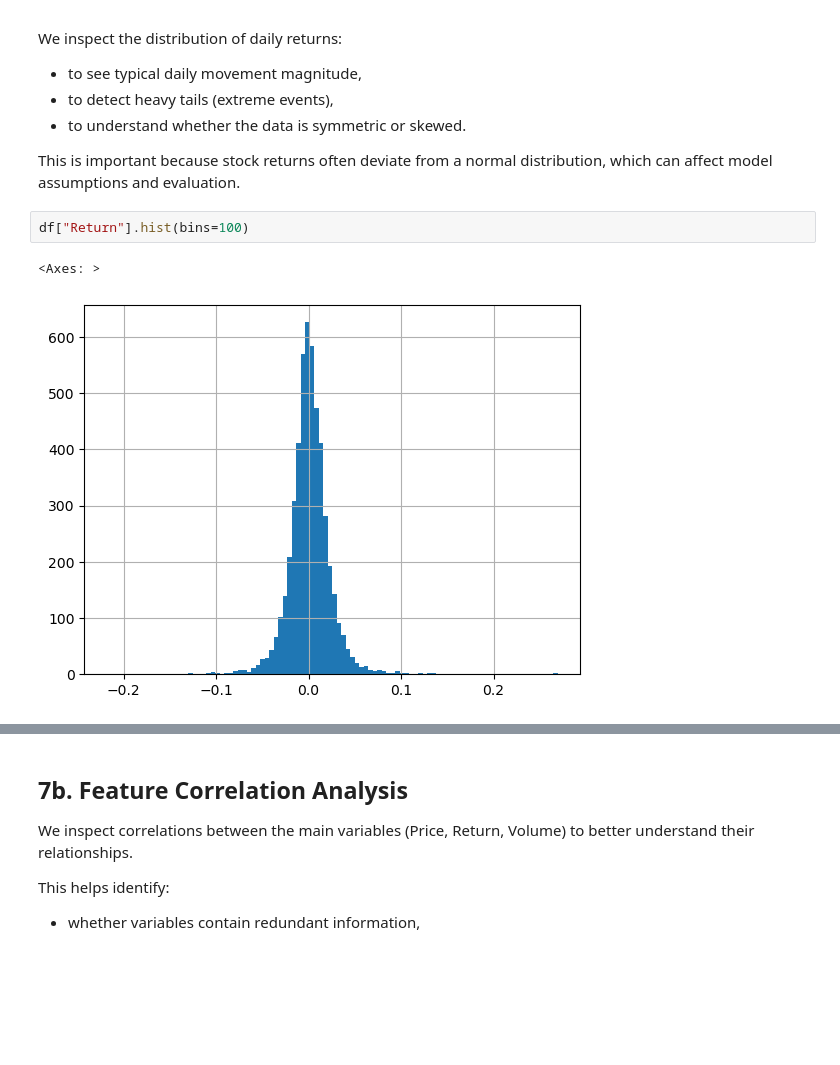
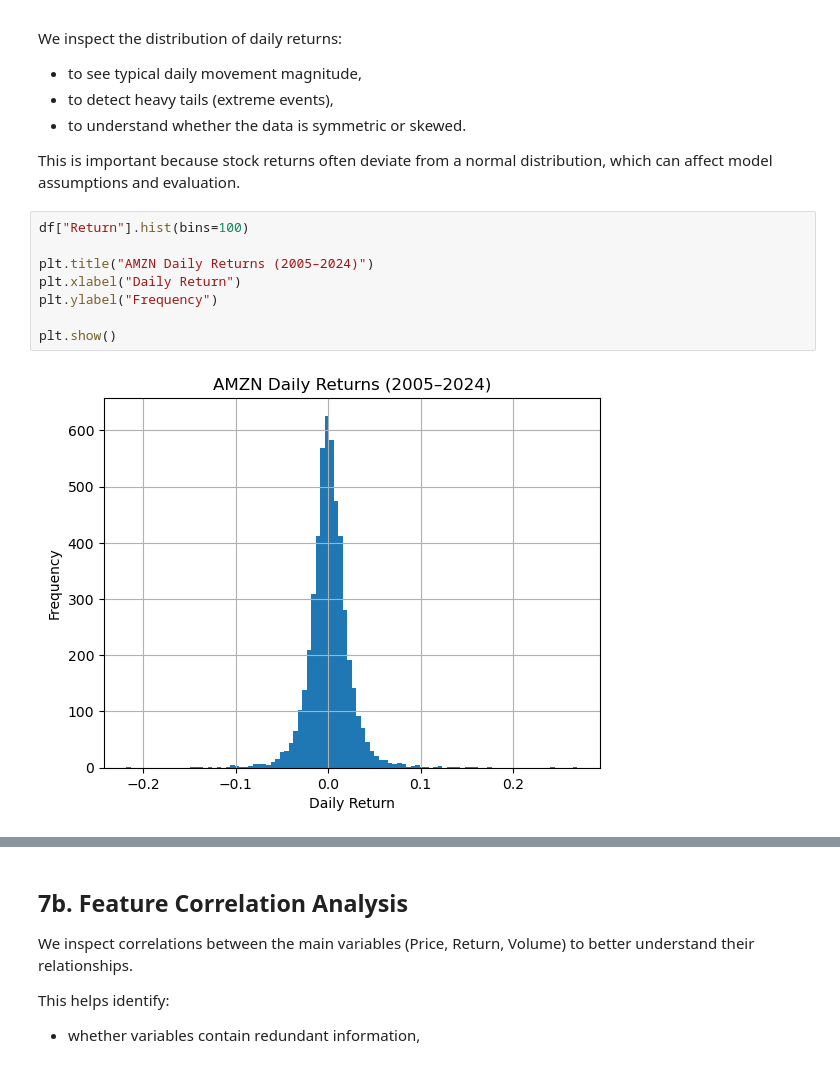
Before and after one commit to EdLac/stock-price-prediction-amazon, a Jupyter notebook: notebooks/01_data_download_and_eda.ipynb, the cells around one changed output, grey strips where cells are left out. Drawn from its saved outputs; the diff is of its cells as text; blank space fills up the shorter version.

```diff
--- a/notebooks/01_data_download_and_eda.ipynb
+++ b/notebooks/01_data_download_and_eda.ipynb
@@ -170,6 +217,11 @@ We inspect the distribution of daily returns:
 This is important because stock returns often deviate from a normal distribution, which can affect model assumptions and evaluation.
 # %%
 df["Return"].hist(bins=100)
+
+plt.title("AMZN Daily Returns (2005–2024)")
+plt.xlabel("Daily Return")
+plt.ylabel("Frequency")
+
+plt.show()
 # %% [output]
-<Axes: >
-[figure, old version]
+[figure, new version]
```
Also changed, not shown: parts of 22 cells of this notebook, 1 other file.
